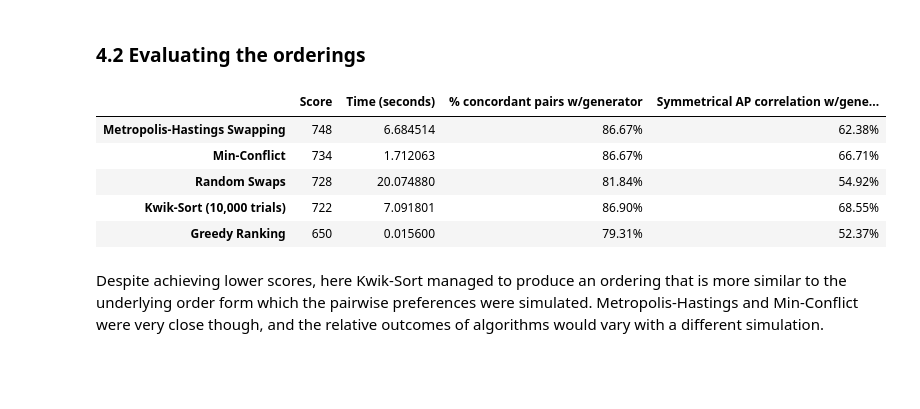
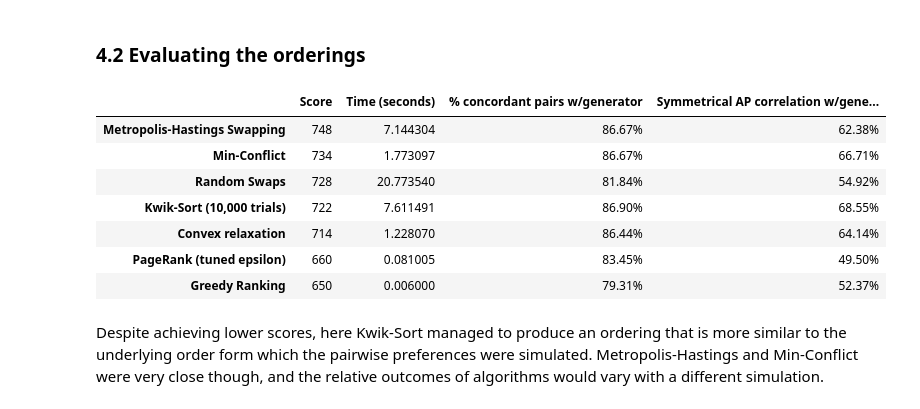
Before and after one commit to david-cortes/datascienceprojects, a Jupyter notebook: optimization/list_optimization.ipynb, the cells around one changed output. Cells and saved outputs as stored; diff of their text form; code cells hidden in the pictures; blank space fills up the shorter version.

```diff
--- a/optimization/list_optimization.ipynb
+++ b/optimization/list_optimization.ipynb
@@ -456,6 +499,18 @@ random.seed(1)
 start_time = time.time()
 ks_rank=kwiksort_multiple_runs(random_ordering,aggregated_preferences,runs=10000)
 time_kwiksort=time.time() - start_time
+
+np.random.seed(1)
+random.seed(1)
+start_time = time.time()
+pr_rank=pagerank(random_ordering,aggregated_preferences)
+time_pagerank=time.time() - start_time
+
+np.random.seed(1)
+random.seed(1)
+start_time = time.time()
+cvxrelax_rank=cvx_relaxation(random_ordering,aggregated_preferences)
+time_cvxrelax=time.time() - start_time
 
 start_time = time.time()
 mc_rank=minconflict(random_ordering,aggregated_preferences)
@@ -475,12 +530,16 @@ time_metropolis=time.time() - start_time
 
 lst_scores={'Greedy Ranking':list_score(greedy_rank,aggregated_preferences),
             'Kwik-Sort (10,000 trials)':list_score(ks_rank,aggregated_preferences),
+            'PageRank (tuned epsilon)':list_score(pr_rank,aggregated_preferences),
+            'Convex relaxation':list_score(cvxrelax_rank,aggregated_preferences),
             'Min-Conflict':list_score(mc_rank,aggregated_preferences),
             'Random Swaps':list_score(rs_rank,aggregated_preferences),
             'Metropolis-Hastings Swapping':list_score(mh_rank,aggregated_preferences)
            }
 lst_times={'Greedy Ranking':time_greedy_rank,
             'Kwik-Sort (10,000 trials)':time_kwiksort,
+            'PageRank (tuned epsilon)':time_pagerank,
+            'Convex relaxation':time_cvxrelax,
             'Min-Conflict':time_minconflict,
             'Random Swaps':time_random_swaps,
             'Metropolis-Hastings Swapping':time_metropolis
@@ -555,31 +616,37 @@ def sym_ap_cor(list1,list2):
 # %%
 best_theoretical_order=list(np.argsort(-item_goodness))
 
 lst_conc_pairs={'Greedy Ranking':'{:.2%}'.format(fraction_conc_pairs(greedy_rank,best_theoretical_order)),
             'Kwik-Sort (10,000 trials)':'{:.2%}'.format(fraction_conc_pairs(ks_rank,best_theoretical_order)),
+            'PageRank (tuned epsilon)':'{:.2%}'.format(fraction_conc_pairs(pr_rank,best_theoretical_order)),
+            'Convex relaxation':'{:.2%}'.format(fraction_conc_pairs(cvxrelax_rank,best_theoretical_order)),
             'Min-Conflict':'{:.2%}'.format(fraction_conc_pairs(mc_rank,best_theoretical_order)),
             'Random Swaps':'{:.2%}'.format(fraction_conc_pairs(rs_rank,best_theoretical_order)),
             'Metropolis-Hastings Swapping':'{:.2%}'.format(fraction_conc_pairs(mh_rank,best_theoretical_order))
            }
 lst_sym_ap_cor={'Greedy Ranking':'{:.2%}'.format(sym_ap_cor(greedy_rank,best_theoretical_order)),
             'Kwik-Sort (10,000 trials)':'{:.2%}'.format(sym_ap_cor(ks_rank,best_theoretical_order)),
+            'PageRank (tuned epsilon)':'{:.2%}'.format(sym_ap_cor(pr_rank,best_theoretical_order)),
+            'Convex relaxation':'{:.2%}'.format(sym_ap_cor(cvxrelax_rank,best_theoretical_order)),
             'Min-Conflict':'{:.2%}'.format(sym_ap_cor(mc_rank,best_theoretical_order)),
             'Random Swaps':'{:.2%}'.format(sym_ap_cor(rs_rank,best_theoretical_order)),
             'Metropolis-Hastings Swapping':'{:.2%}'.format(sym_ap_cor(mh_rank,best_theoretical_order))
            }
 
 eval_df=pd.DataFrame.from_dict(lst_scores,orient='index').rename(columns={0:'Score'}).sort_values('Score',ascending=False)
 runtimes=pd.DataFrame.from_dict(lst_times,orient='index').rename(columns={0:'Time (seconds)'})
 fcp=pd.DataFrame.from_dict(lst_conc_pairs,orient='index').rename(columns={0:'% concordant pairs w/generator'})
 sapc=pd.DataFrame.from_dict(lst_sym_ap_cor,orient='index').rename(columns={0:'Symmetrical AP correlation w/generator'})
 eval_df.join(runtimes).join(fcp).join(sapc)
 # %% [output]
 |  | Score | Time (seconds) | % concordant pairs w/generator | Symmetrical AP correlation w/gene... |
-| Metropolis-Hastings Swapping | 748 | 6.684514 | 86.67% | 62.38% |
-| Min-Conflict | 734 | 1.712063 | 86.67% | 66.71% |
-| Random Swaps | 728 | 20.074880 | 81.84% | 54.92% |
-| Kwik-Sort (10,000 trials) | 722 | 7.091801 | 86.90% | 68.55% |
-| Greedy Ranking | 650 | 0.015600 | 79.31% | 52.37% |
+| Metropolis-Hastings Swapping | 748 | 7.144304 | 86.67% | 62.38% |
+| Min-Conflict | 734 | 1.773097 | 86.67% | 66.71% |
+| Random Swaps | 728 | 20.773540 | 81.84% | 54.92% |
+| Kwik-Sort (10,000 trials) | 722 | 7.611491 | 86.90% | 68.55% |
+| Convex relaxation | 714 | 1.228070 | 86.44% | 64.14% |
+| PageRank (tuned epsilon) | 660 | 0.081005 | 83.45% | 49.50% |
+| Greedy Ranking | 650 | 0.006000 | 79.31% | 52.37% |
 # %% [markdown]
 Despite achieving lower scores, here Kwik-Sort managed to produce an ordering that is more similar to the underlying order form which the pairwise preferences were simulated. Metropolis-Hastings and Min-Conflict were very close though, and the relative outcomes of algorithms would vary with a different simulation.
 # %% [markdown]
```
Also changed, not shown: parts of 12 cells of this notebook, 2 other files.
